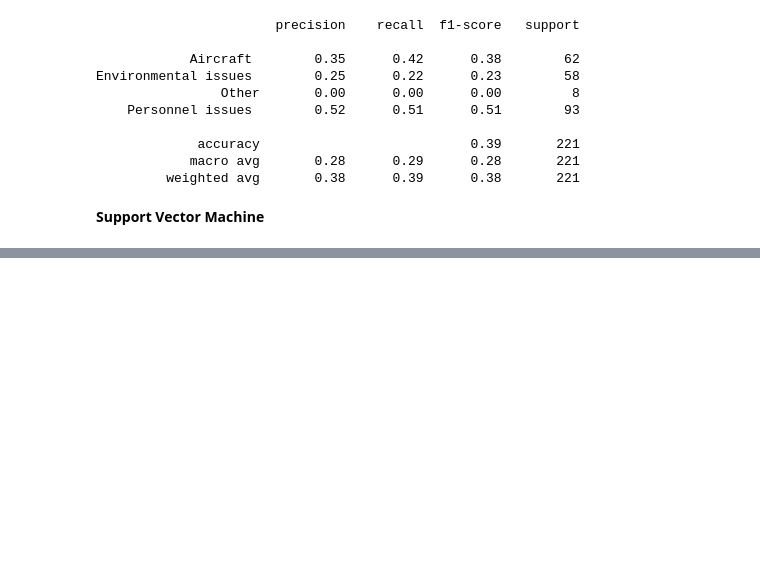
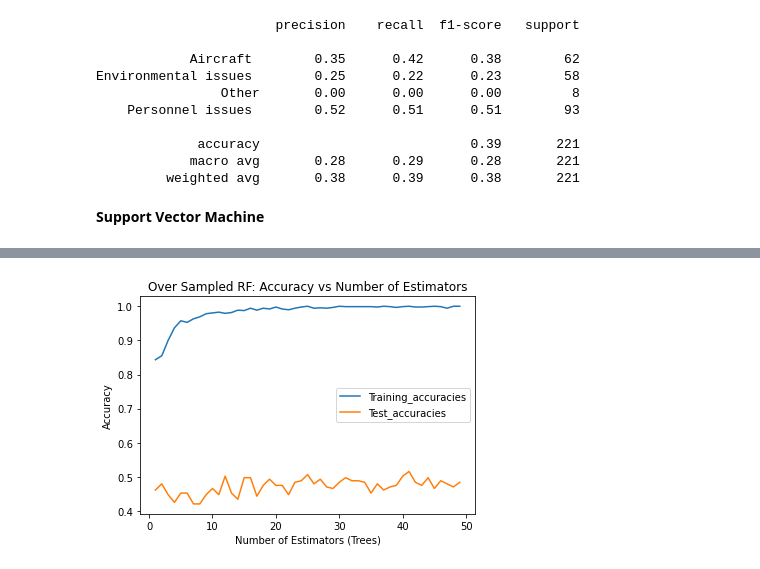
Before and after one commit to ashleyg16/Capstone2, a Jupyter notebook: Capstone 2 Modeling.ipynb, the cells around one changed output, grey strips where cells are left out. Drawn from its saved outputs; the diff is of its cells as text; code cells hidden in the pictures; blank space fills up the shorter version.

```diff
--- a/Capstone 2 Modeling.ipynb
+++ b/Capstone 2 Modeling.ipynb
@@ -257,0 +284,3 @@ Environmental issues        0.00      0.00      0.00        58
+# %%
+smote = SMOTE(random_state = 42)
+X_train_smote, y_train_smote = smote.fit_resample(X_train, y_train)
@@ -257,0 +291,22 @@ Environmental issues        0.00      0.00      0.00        58
+# %%
+#RF is dependent on number of trees, going to try and optimize to keep from overfitting
+est = np.arange(1,50)
+rfs_train_acc_est = {}
+rfs_test_acc_est = {}
+
+for n in est:
+    rf_s = RandomForestClassifier(n_estimators = n)
+    rf_s.fit(X_train_smote, y_train_smote.values.ravel())
+    rfs_train_acc_est[n] = rf_s.score(X_train_smote, y_train_smote)
+    rfs_test_acc_est[n] = rf_s.score(X_test, y_test)
+# %%
+#Plotting the accuracies
+plt.title('Over Sampled RF: Accuracy vs Number of Estimators')
+plt.plot(est, rfs_train_acc_est.values(), label = 'Training_accuracies')
+plt.plot(est, rfs_test_acc_est.values(), label = 'Test_accuracies')
+plt.legend()
+plt.xlabel('Number of Estimators (Trees)')
+plt.ylabel('Accuracy')
+plt.show()
+# %% [output]
+[figure, added]
```
Also changed, not shown: parts of 31 cells of this notebook.
